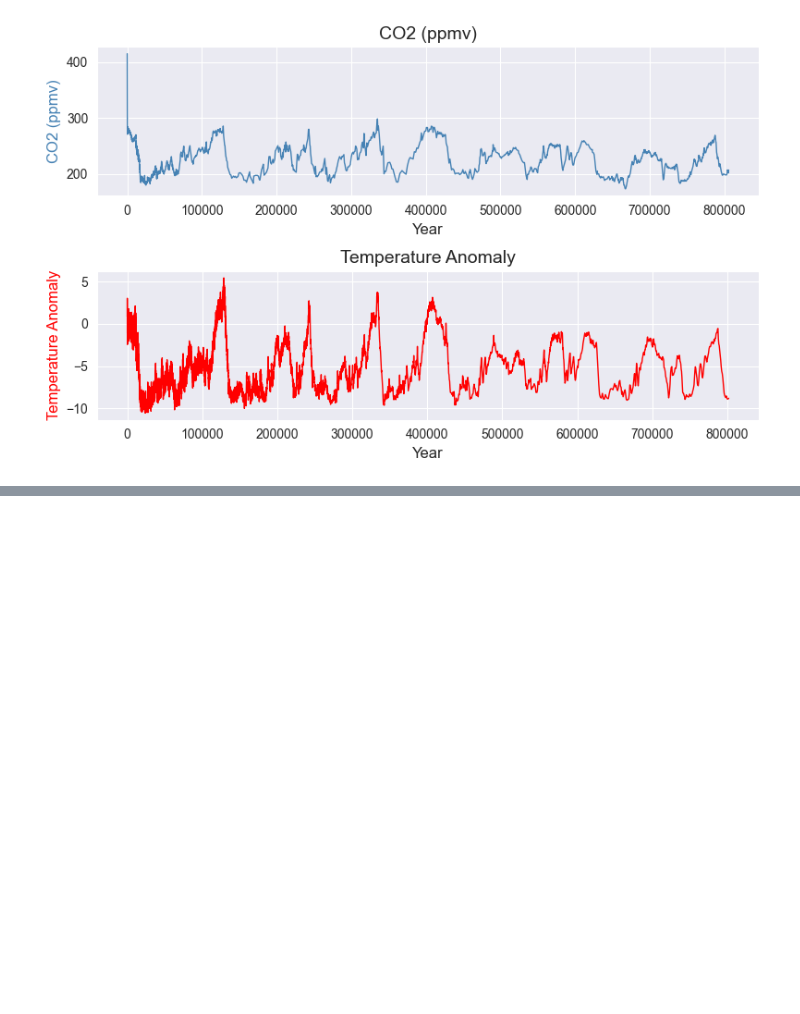
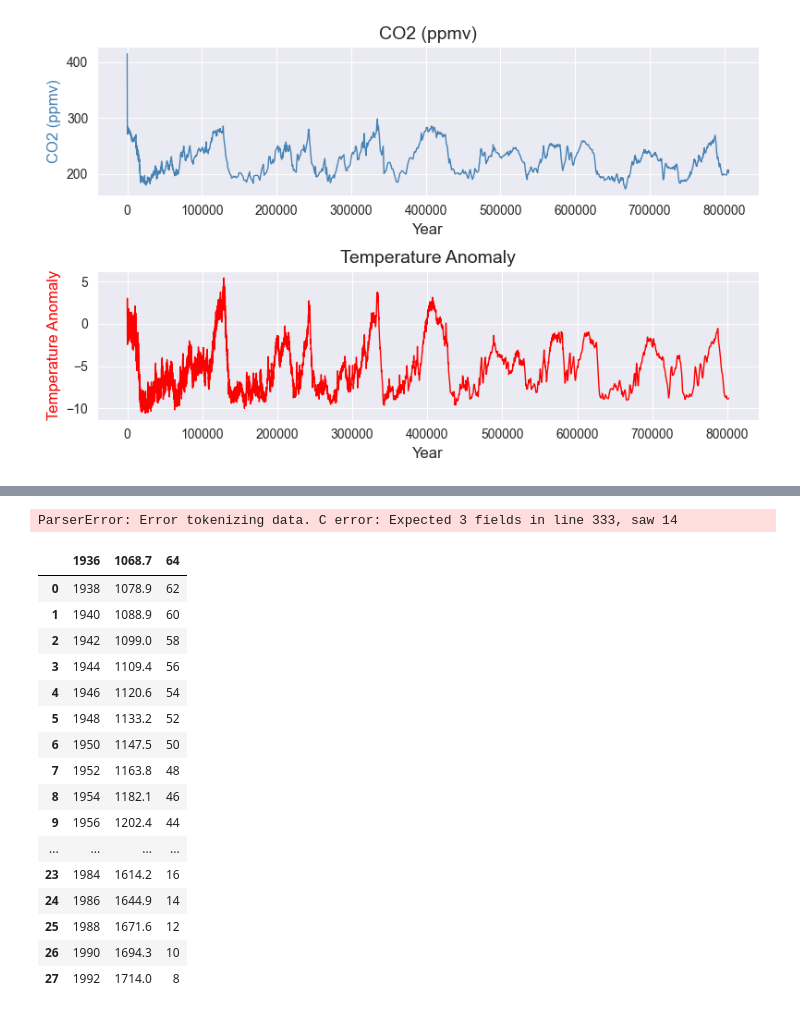
Before and after one commit to Cecilia8989/PfDA_Project2, a Jupyter notebook: pfda_project2.ipynb, the cells around one changed output, grey strips where cells are left out. Saved outputs shown, nothing was run; the diff lists cells and outputs as text; code cells hidden in the pictures; blank space fills up the shorter version.

```diff
--- a/pfda_project2.ipynb
+++ b/pfda_project2.ipynb
@@ -755,0 +847,25 @@ plt.show()
+# %%
+# text to csv - methane  - from 800.000 to 1000 years ago
+noaa_1980_ch4 = pd.read_csv("data\methane\law_ch4_x.txt", encoding='unicode_escape', skiprows=300, sep='\s+')
+# %% [output]
+ParserError: Error tokenizing data. C error: Expected 3 fields in line 333, saw 14
+# %%
+noaa_1980_ch4
+# %% [output]
+|  | 1936 | 1068.7 | 64 |
+| 0 | 1938 | 1078.9 | 62 |
+| 1 | 1940 | 1088.9 | 60 |
+| 2 | 1942 | 1099.0 | 58 |
+| 3 | 1944 | 1109.4 | 56 |
+| 4 | 1946 | 1120.6 | 54 |
+| 5 | 1948 | 1133.2 | 52 |
+| 6 | 1950 | 1147.5 | 50 |
+| 7 | 1952 | 1163.8 | 48 |
+| 8 | 1954 | 1182.1 | 46 |
+| 9 | 1956 | 1202.4 | 44 |
+| ... | ... | ... | ... |
+| 23 | 1984 | 1614.2 | 16 |
+| 24 | 1986 | 1644.9 | 14 |
+| 25 | 1988 | 1671.6 | 12 |
+| 26 | 1990 | 1694.3 | 10 |
+| 27 | 1992 | 1714.0 | 8 |
```
Also changed, not shown: parts of 18 cells of this notebook, 5 other files.
